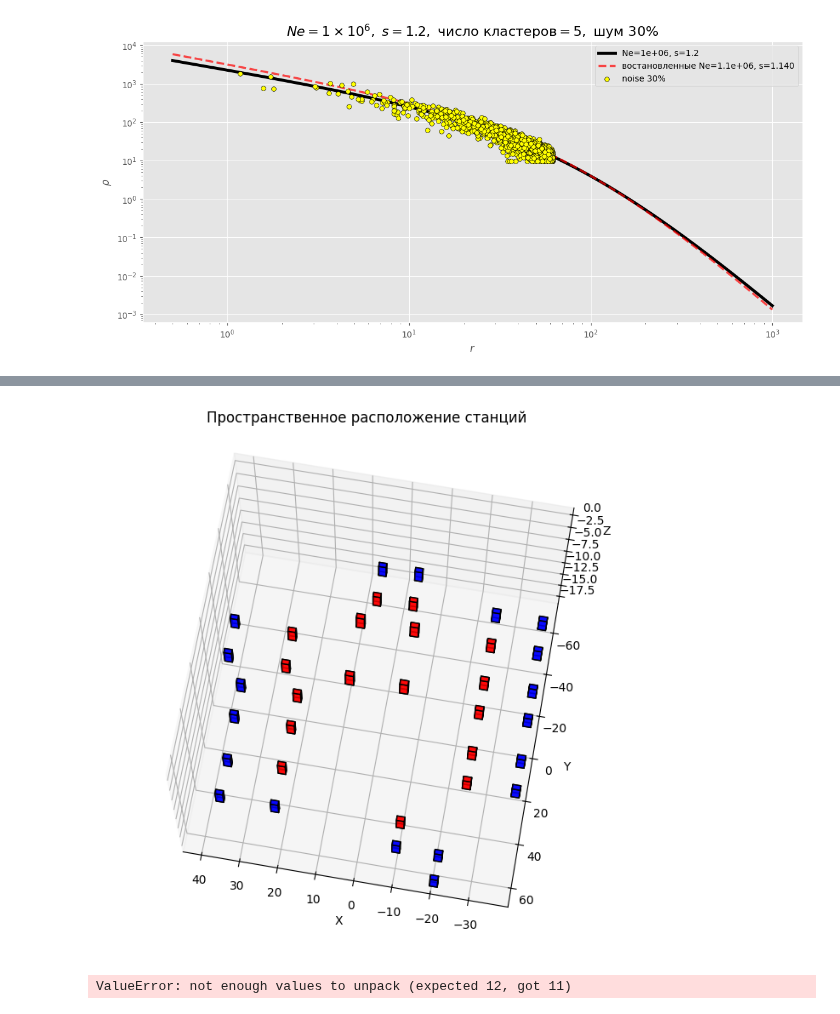
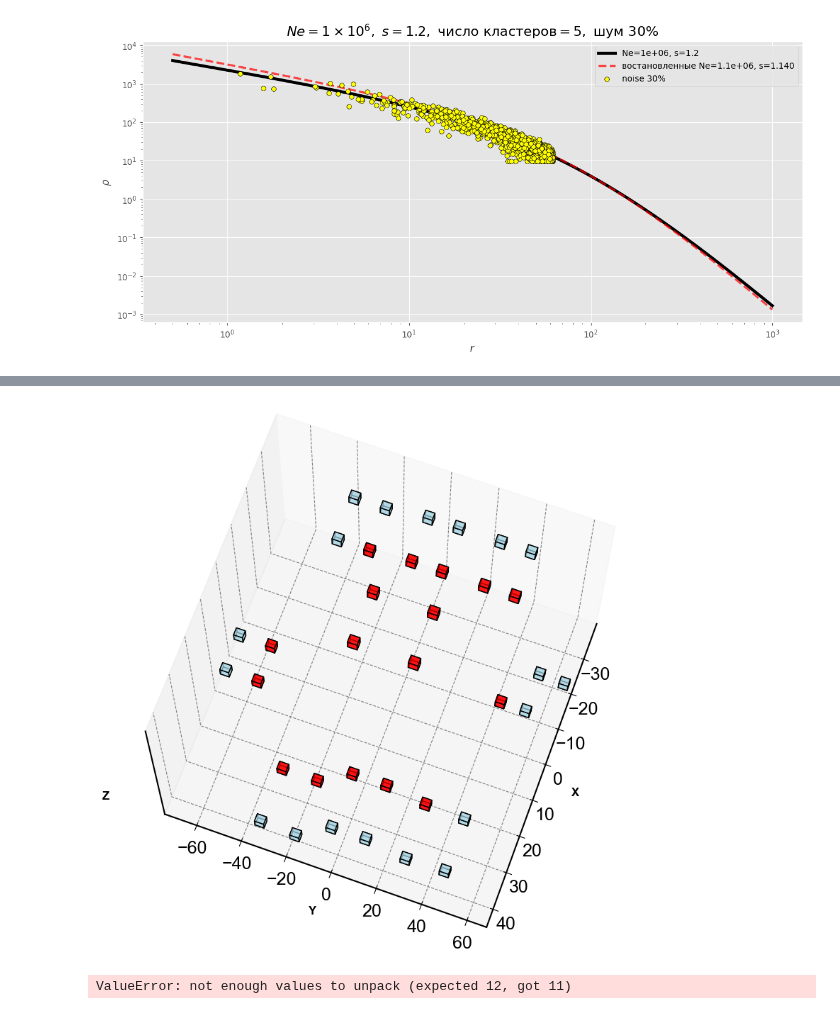
Before and after one commit to matalhim/sdf, a Jupyter notebook: corsika_geant/testing.ipynb, the cells around one changed output, grey strips where cells are left out. Drawn from its saved outputs; the diff is of its cells as text; code cells hidden in the pictures.

```diff
--- a/corsika_geant/testing.ipynb
+++ b/corsika_geant/testing.ipynb
@@ -425,50 +433,53 @@ plt.show()
 # %%
-from mpl_toolkits.mplot3d.art3d import Poly3DCollection
-
-central_stations = [1.1, 1.4, 2.1, 2.4, 3.1, 3.2, 3.3, 3.4,
-                    4.3, 4.2, 5.3, 6.1, 6.2, 7.4, 8.2, 8.3, 9.1]
-
-# Размер куба
 cube_size = 2
 
 # Функция для отрисовки куба
 def draw_cube(ax, x, y, z, size, color):
     r = [-size/2, size/2]
-    vertices = [[x+r[i], y+r[j], z+r[k]] for i in range(2) for j in range(2) for k in range(2)]
+    vertices = [[x+r[i], y+r[j] * 2, z+r[k]/2] for i in range(2) for j in range(2) for k in range(2)]
     faces = [
         [vertices[0], vertices[1], vertices[3], vertices[2]],  # Bottom face
         [vertices[4], vertices[5], vertices[7], vertices[6]],  # Top face
         [vertices[0], vertices[1], vertices[5], vertices[4]],  # Front face
         [vertices[2], vertices[3], vertices[7], vertices[6]],  # Back face
         [vertices[0], vertices[2], vertices[6], vertices[4]],  # Left face
         [vertices[1], vertices[3], vertices[7], vertices[5]],  # Right face
     ]
-    ax.add_collection3d(Poly3DCollection(faces, color=color, edgecolor="k", alpha=0.8))
+    ax.add_collection3d(Poly3DCollection(faces, color=color, edgecolor="k", linewidths=1, alpha=0.7))
 
 # Создание 3D-фигуры
-fig = plt.figure(figsize=(10, 8))
+fig = plt.figure(figsize=(15, 10))
 ax = fig.add_subplot(111, projection='3d')
 
 # Отрисовка станций
 for _, row in df.iterrows():
-    color = "red" if row["station"] in central_stations else "blue"
+    color = "red" if row["station"] in central_stations else "lightblue"
     draw_cube(ax, row["X"], row["Y"], row["Z"], cube_size, color)
 
-# Установка правильных границ осей
+# Установка правильных границ осей с небольшим отступом
 ax.set_xlim(df["X"].min() - 1, df["X"].max() + 1)
 ax.set_ylim(df["Y"].min() - 1, df["Y"].max() + 1)
 ax.set_zlim(df["Z"].min() - 1, df["Z"].max() + 1)
 
 # Настройки графика
-ax.set_xlabel("X")
-ax.set_ylabel("Y")
-ax.set_zlabel("Z")
-ax.view_init(elev=70, azim=100)
-ax.set_title("Пространственное расположение станций")
+ax.set_xlabel("X", fontsize=12, labelpad=10)
+ax.set_ylabel("Y", fontsize=12, labelpad=10)
+ax.set_zlabel("Z", fontsize=12, labelpad=10)
 
+ax.set_zticks([])
+# Заголовок
+
+# Добавление легенды
+from matplotlib.lines import Line2D
+
+
+# Установка углов просмотра для более красивой перспективы
+ax.view_init(elev=70, azim=20)
+
+# Показ графика
 plt.show()
 # %% [output]
-[figure, old version]
+[figure, new version]
 # %%
 coordinates_df = pd.read_csv('../data/coordinates.csv')
 
```
Also changed, not shown: parts of 5 cells of this notebook, 10 other files.
